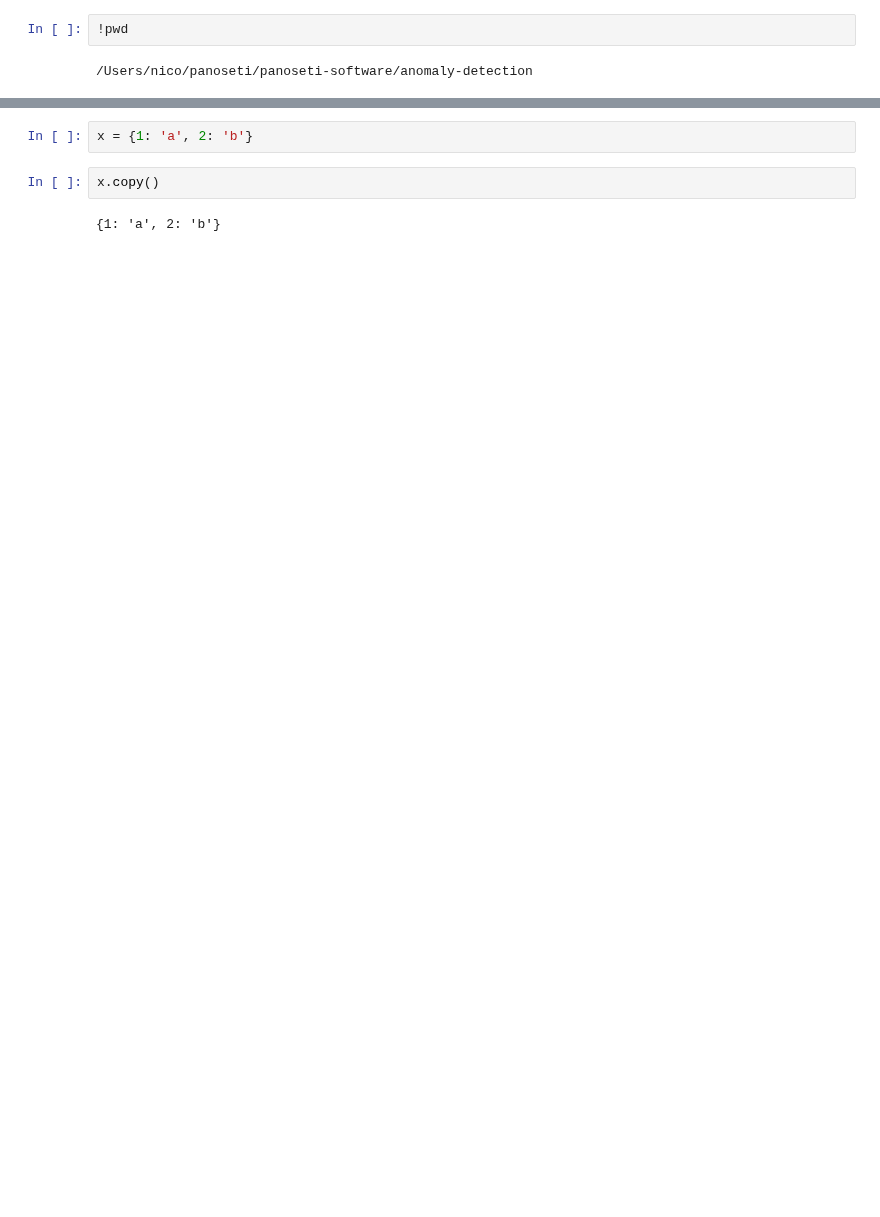
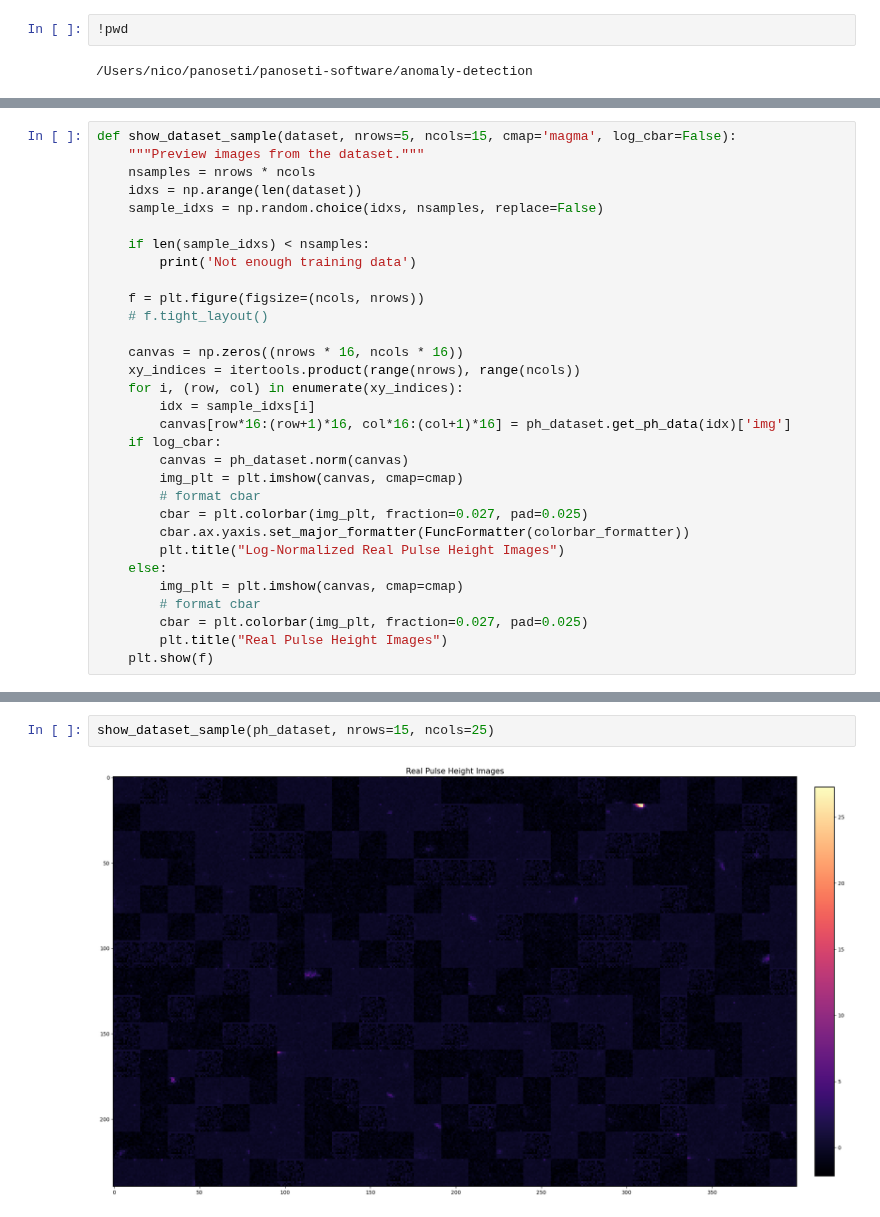
Before and after one commit to panoseti/panoseti, a Jupyter notebook: anomaly-detection/ph_eda.ipynb, the cells around one changed output, grey strips where cells are left out. Cells and saved outputs as stored; diff of their text form; blank space fills up the shorter version.

```diff
--- a/anomaly-detection/ph_eda.ipynb
+++ b/anomaly-detection/ph_eda.ipynb
@@ -29,2 +30,33 @@ from ph_dataset import *
+# %%
+def show_dataset_sample(dataset, nrows=5, ncols=15, cmap='magma', log_cbar=False):
+    """Preview images from the dataset."""
+    nsamples = nrows * ncols
+    idxs = np.arange(len(dataset))
+    sample_idxs = np.random.choice(idxs, nsamples, replace=False)
+
+    if len(sample_idxs) < nsamples:
+        print('Not enough training data')
+
+    f = plt.figure(figsize=(ncols, nrows))
+    # f.tight_layout()
+
+    canvas = np.zeros((nrows * 16, ncols * 16))
+    xy_indices = itertools.product(range(nrows), range(ncols))
+    for i, (row, col) in enumerate(xy_indices):
+        idx = sample_idxs[i]
+        canvas[row*16:(row+1)*16, col*16:(col+1)*16] = ph_dataset.get_ph_data(idx)['img']
+    if log_cbar:
+        canvas = ph_dataset.norm(canvas)
+        img_plt = plt.imshow(canvas, cmap=cmap)
+        # format cbar
+        cbar = plt.colorbar(img_plt, fraction=0.027, pad=0.025)
+        cbar.ax.yaxis.set_major_formatter(FuncFormatter(colorbar_formatter))
+        plt.title("Log-Normalized Real Pulse Height Images")
+    else:
+        img_plt = plt.imshow(canvas, cmap=cmap)
+        # format cbar
+        cbar = plt.colorbar(img_plt, fraction=0.027, pad=0.025)
+        plt.title("Real Pulse Height Images")
+    plt.show(f)
 # %%
 ph_dataset_config = {
@@ -109,6 +155,4 @@ ph_data['meta']
-# %%
-x = {1: 'a', 2: 'b'}
 # %%
-x.copy()
+show_dataset_sample(ph_dataset, nrows=15, ncols=25)
 # %% [output]
-{1: 'a', 2: 'b'}
+[figure, added]
```
Also changed, not shown: parts of 6 cells of this notebook, 3 other files.
